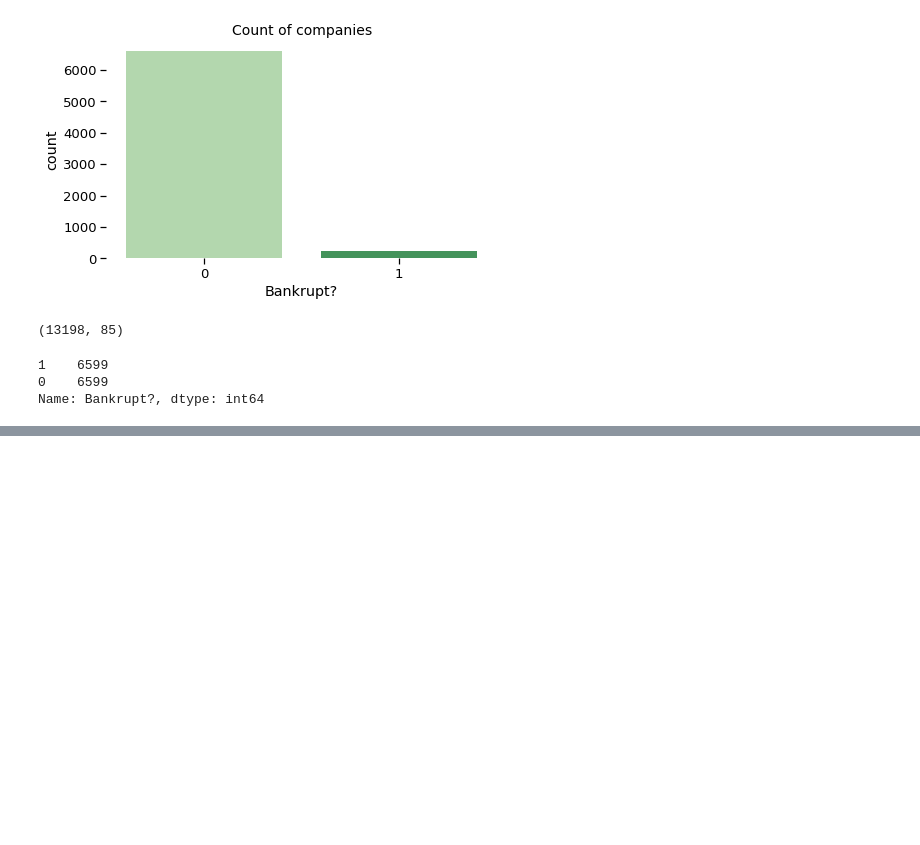
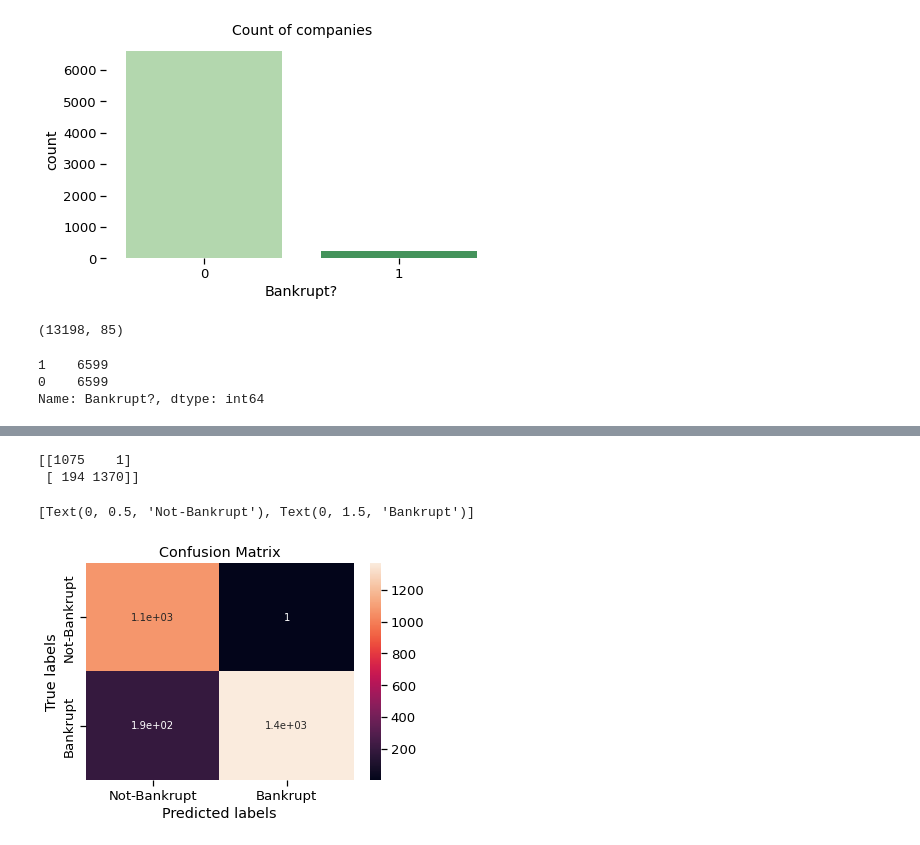
Before and after one commit to Selva-Subramanian/Company-bankruptcy-prediction, a Jupyter notebook: COMPANY_BANKRUPTCY_PREDICTION.ipynb, the cells around one changed output, grey strips where cells are left out. Saved outputs shown, nothing was run; the diff lists cells and outputs as text; code cells hidden in the pictures; blank space fills up the shorter version.

```diff
--- a/COMPANY_BANKRUPTCY_PREDICTION.ipynb
+++ b/COMPANY_BANKRUPTCY_PREDICTION.ipynb
@@ -486,0 +533,24 @@ Name: Bankrupt?, dtype: int64
+# %%
+# making predictions
+y_pred = knn.predict(X_test)
+
+# get the confusion matrix
+labels = ['Not-Bankrupt', 'Bankrupt']
+cm = confusion_matrix(y_pred, y_test)
+print(cm)
+
+# plotting the confusion matrix
+ax= plt.subplot()
+sns.heatmap(cm, annot=True, ax = ax)
+
+# labels, title and ticks
+ax.set_xlabel('Predicted labels')
+ax.set_ylabel('True labels')
+ax.set_title('Confusion Matrix')
+ax.xaxis.set_ticklabels(labels)
+ax.yaxis.set_ticklabels(labels)
+# %% [output]
+[[1075    1]
+ [ 194 1370]]
+[Text(0, 0.5, 'Not-Bankrupt'), Text(0, 1.5, 'Bankrupt')]
+[figure, added]
```
Also changed, not shown: parts of 10 cells of this notebook.
